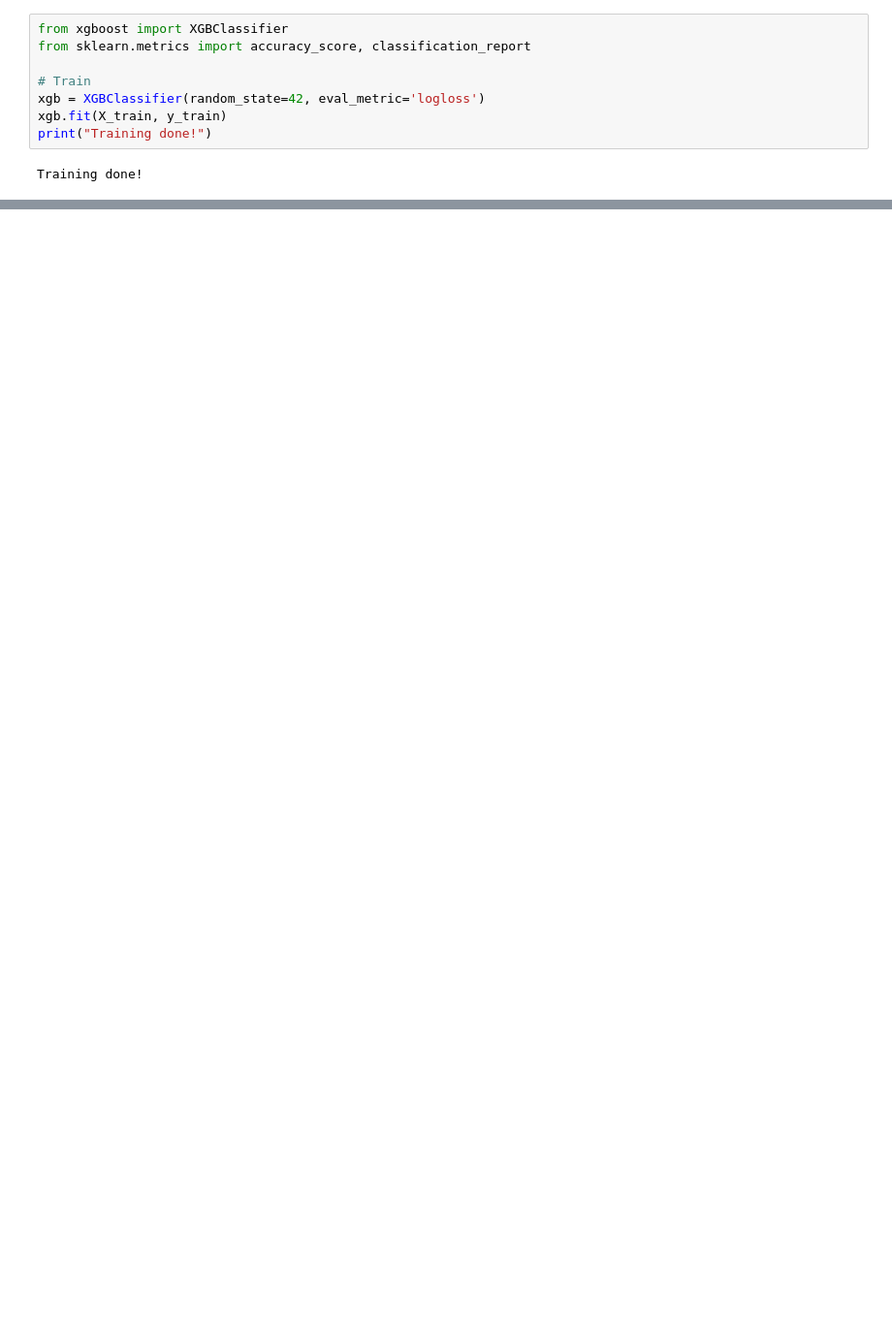
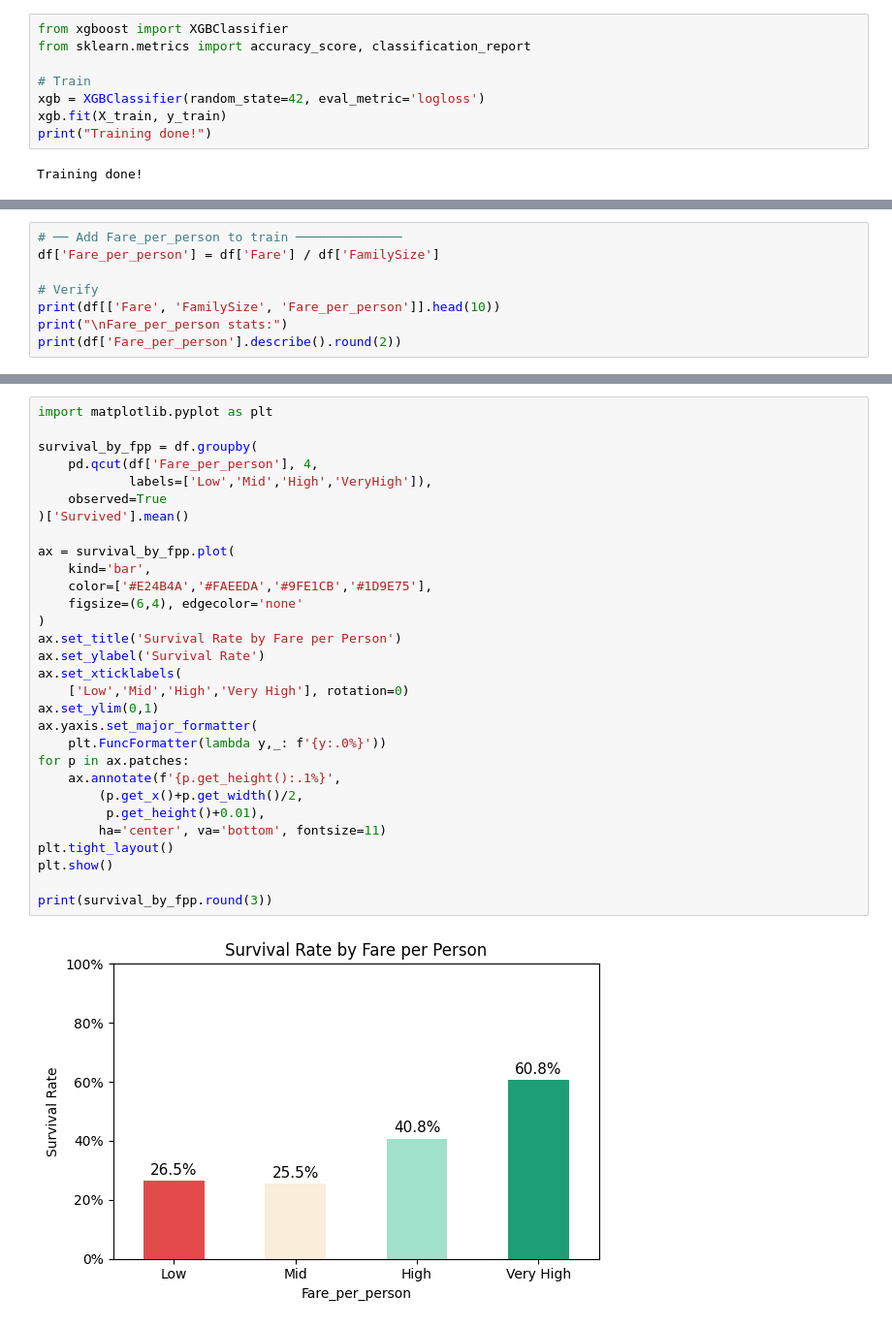
Before and after one commit to Ritikroshan4857/co-guide-practice, a Jupyter notebook: notebook1535fdb136.ipynb, the cells around one changed output, grey strips where cells are left out. Shown at 97% size. Drawn from its saved outputs; the diff is of its cells as text; blank space fills up the shorter version.

```diff
--- a/notebook1535fdb136.ipynb
+++ b/notebook1535fdb136.ipynb
@@ -389,0 +451,8 @@ print (os.listdir('/kaggle/working/'))
+# %%
+# ── Add Fare_per_person to train ──────────────
+df['Fare_per_person'] = df['Fare'] / df['FamilySize']
+
+# Verify
+print(df[['Fare', 'FamilySize', 'Fare_per_person']].head(10))
+print("\nFare_per_person stats:")
+print(df['Fare_per_person'].describe().round(2))
@@ -389,0 +477,32 @@ print (os.listdir('/kaggle/working/'))
+# %%
+import matplotlib.pyplot as plt
+
+survival_by_fpp = df.groupby(
+    pd.qcut(df['Fare_per_person'], 4,
+            labels=['Low','Mid','High','VeryHigh']),
+    observed=True
+)['Survived'].mean()
+
+ax = survival_by_fpp.plot(
+    kind='bar',
+    color=['#E24B4A','#FAEEDA','#9FE1CB','#1D9E75'],
+    figsize=(6,4), edgecolor='none'
+)
+ax.set_title('Survival Rate by Fare per Person')
+ax.set_ylabel('Survival Rate')
+ax.set_xticklabels(
+    ['Low','Mid','High','Very High'], rotation=0)
+ax.set_ylim(0,1)
+ax.yaxis.set_major_formatter(
+    plt.FuncFormatter(lambda y,_: f'{y:.0%}'))
+for p in ax.patches:
+    ax.annotate(f'{p.get_height():.1%}',
+        (p.get_x()+p.get_width()/2,
+         p.get_height()+0.01),
+        ha='center', va='bottom', fontsize=11)
+plt.tight_layout()
+plt.show()
+
+print(survival_by_fpp.round(3))
+# %% [output]
+[figure, added]
```
Also changed, not shown: parts of 22 cells of this notebook.
